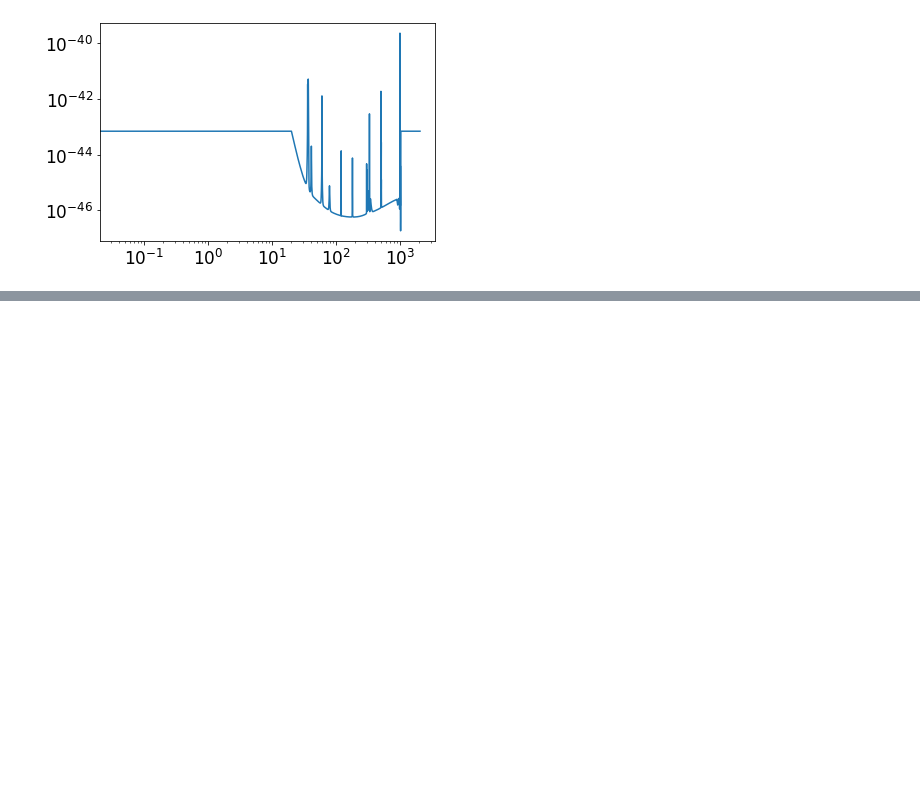
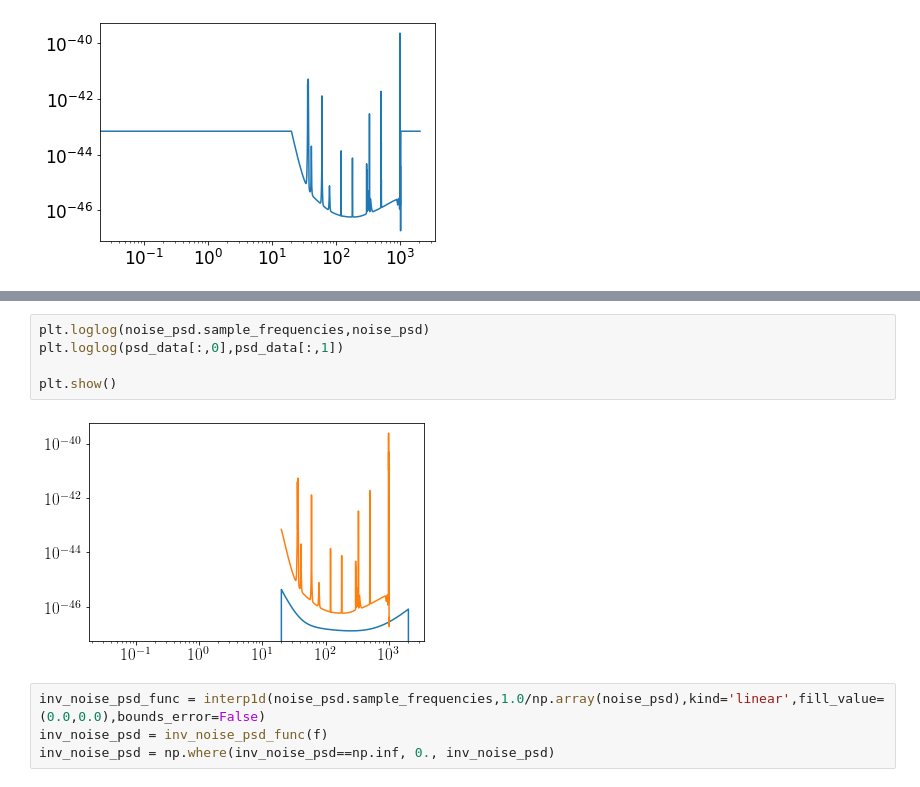
Before and after one commit to Fergus-Hayes/quantum-matched-filter, a Jupyter notebook: CMF.ipynb, the cells around one changed output, grey strips where cells are left out. Cells and saved outputs as stored; diff of their text form; blank space fills up the shorter version.

```diff
--- a/CMF.ipynb
+++ b/CMF.ipynb
@@ -77,0 +134,11 @@ noise_ = pycbc.noise.noise_from_psd(len(strain), strain.delta_t, psd_noise)
+# %%
+plt.loglog(noise_psd.sample_frequencies,noise_psd)
+plt.loglog(psd_data[:,0],psd_data[:,1])
+
+plt.show()
+# %% [output]
+[figure, added]
+# %%
+inv_noise_psd_func = interp1d(noise_psd.sample_frequencies,1.0/np.array(noise_psd),kind='linear',fill_value=(0.0,0.0),bounds_error=False)
+inv_noise_psd = inv_noise_psd_func(f)
+inv_noise_psd = np.where(inv_noise_psd==np.inf, 0., inv_noise_psd)
```
Also changed, not shown: parts of 15 cells of this notebook, 3 other files.
